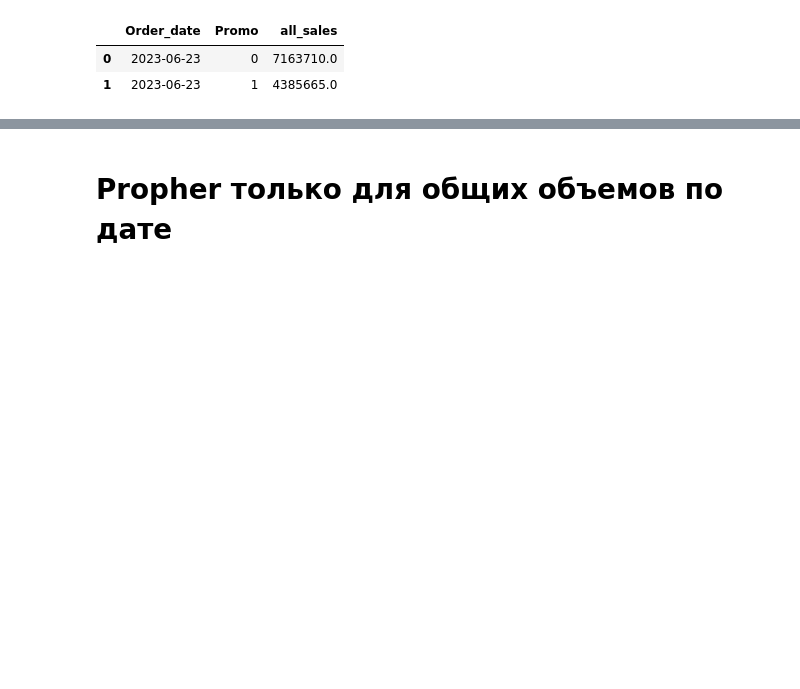
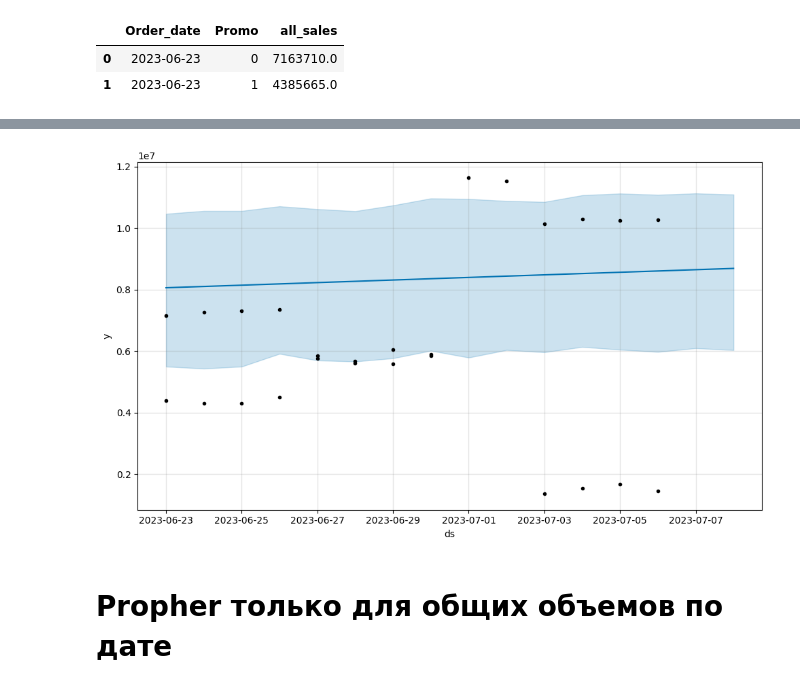
Before and after one commit to a-ignatov86/accel_sales, a Jupyter notebook: test.ipynb, the cells around one changed output, grey strips where cells are left out. Drawn from its saved outputs; the diff is of its cells as text; code cells hidden in the pictures; blank space fills up the shorter version.

```diff
--- a/test.ipynb
+++ b/test.ipynb
@@ -190,0 +209,20 @@ df_sales_clear_promo.head(2)
+# %%
+df_propher_promo = df_sales_clear_promo.copy()
+df_propher_promo.rename(columns={'Order_date' : "ds", 'all_sales' : "y"}, inplace=True)
+
+# df_propher_promo.loc[len(df_propher_promo), 'Promo'] = 0
+# df_propher_promo.loc[len(df_propher_promo), 'Promo'] = 0
+# df_propher_promo.tail(4)
+
+model_propher_promo = Prophet()
+model_propher_promo.add_regressor('Promo')
+model_propher_promo.fit(df_propher_promo)
+
+future_promo_2_days = model_propher_promo.make_future_dataframe(periods=2)
+
+future_promo_2_days['Promo'] = 0
+
+forecast_2_pr = model_propher_promo.predict(future_promo_2_days)
+
+model_propher_promo.plot(forecast_2_pr);  # DeepSeek DaBi
+# %% [output]
@@ -191,3 +231,4 @@ df_sales_clear_promo.head(2)
+[figure, added]
 # %% [markdown]
 # Propher только для общих объемов по дате
 # %%
```
Also changed, not shown: parts of 15 cells of this notebook, 2 other files.
